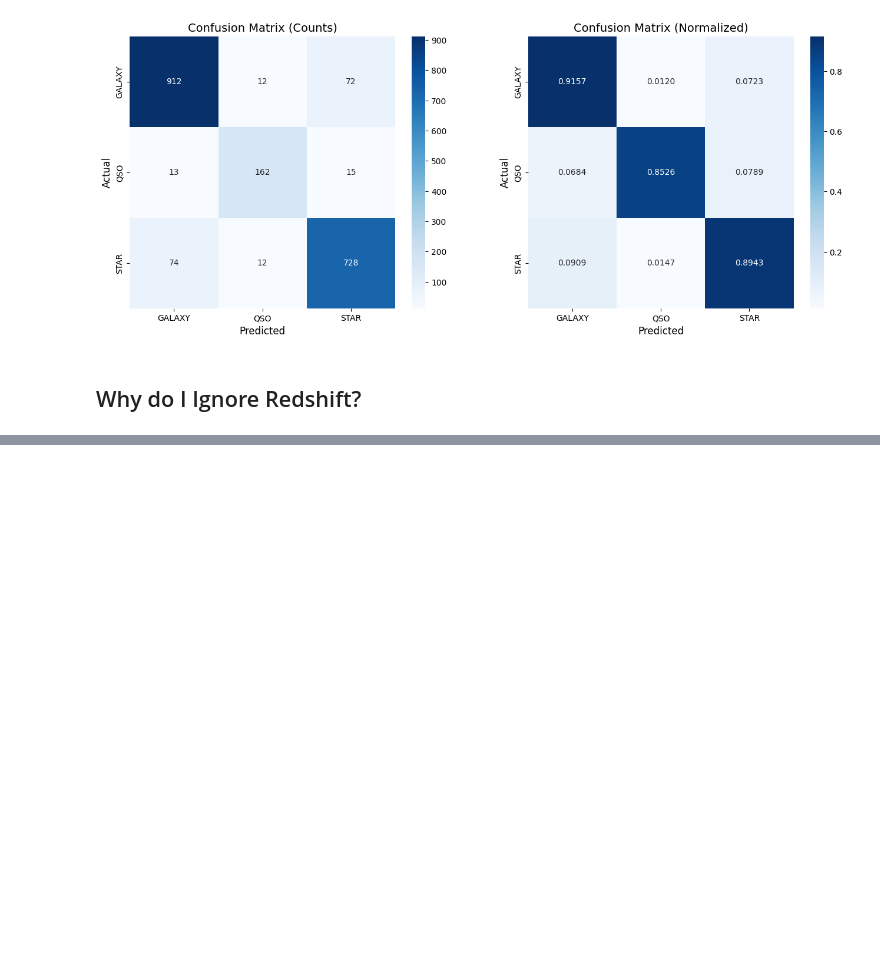
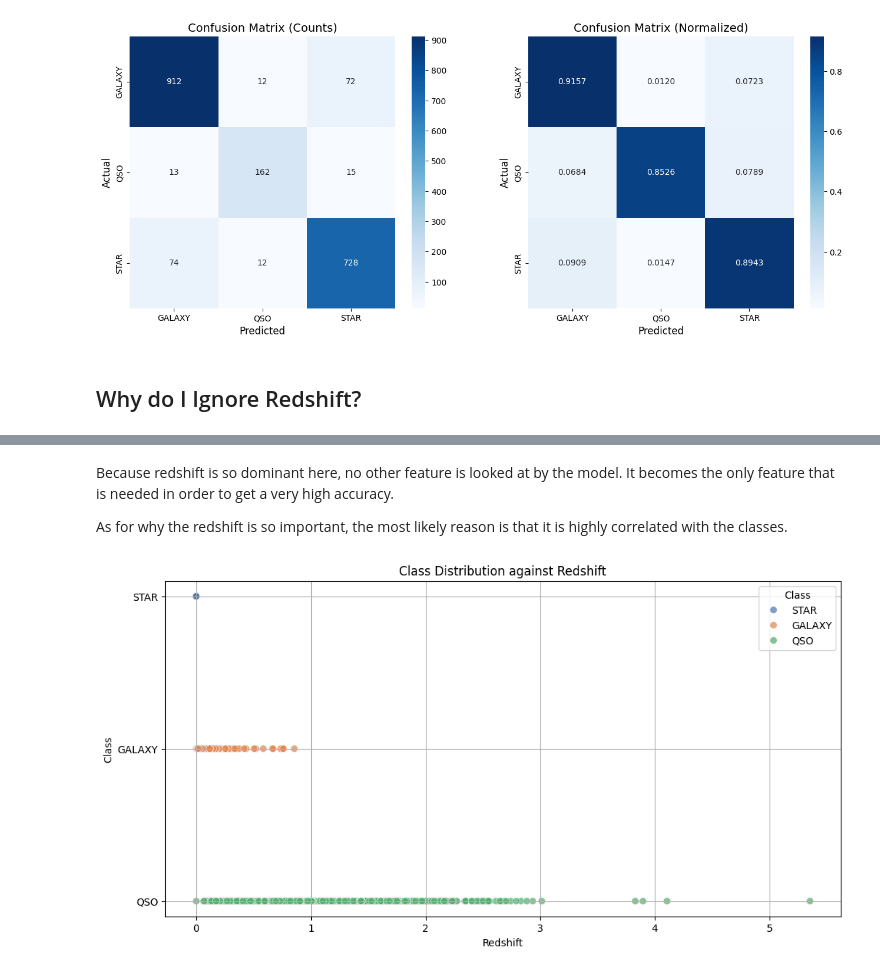
Before and after one commit to Ryan-Ursell/SDSS-DR14-Classification, a Jupyter notebook: py/Q1_folder/Q1.ipynb, the cells around one changed output, grey strips where cells are left out. Saved outputs shown, nothing was run; the diff lists cells and outputs as text; code cells hidden in the pictures; blank space fills up the shorter version.

```diff
--- a/py/Q1_folder/Q1.ipynb
+++ b/py/Q1_folder/Q1.ipynb
@@ -399,0 +396,20 @@ plt.show()
+# %% [markdown]
+Because redshift is so dominant here, no other feature is looked at by the model. It becomes the only feature that is needed in order to get a very high accuracy.
+
+As for why the redshift is so important, the most likely reason is that it is highly correlated with the classes.
+# %%
+# Plot each class against redshift
+plt.figure(figsize=(12, 6))
+sns.scatterplot(data=data, x='redshift', y='class', hue='class', palette='deep', s=50, alpha=0.7)
+
+# Add titles and labels
+plt.title('Class Distribution against Redshift')
+plt.xlabel('Redshift')
+plt.ylabel('Class')
+
+# Show the plot
+plt.legend(title='Class')
+plt.grid(True)
+plt.show()
+# %% [output]
+[figure, added]
```
Also changed, not shown: parts of 4 cells of this notebook.
